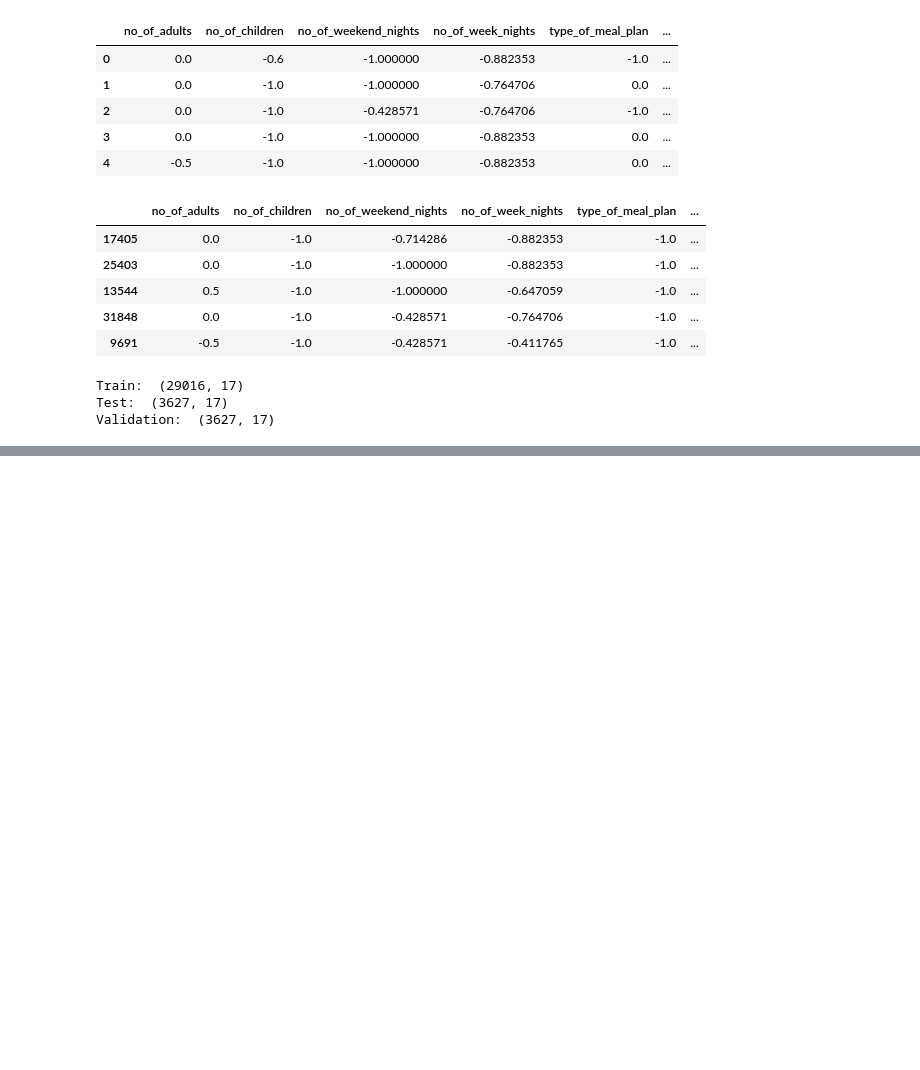
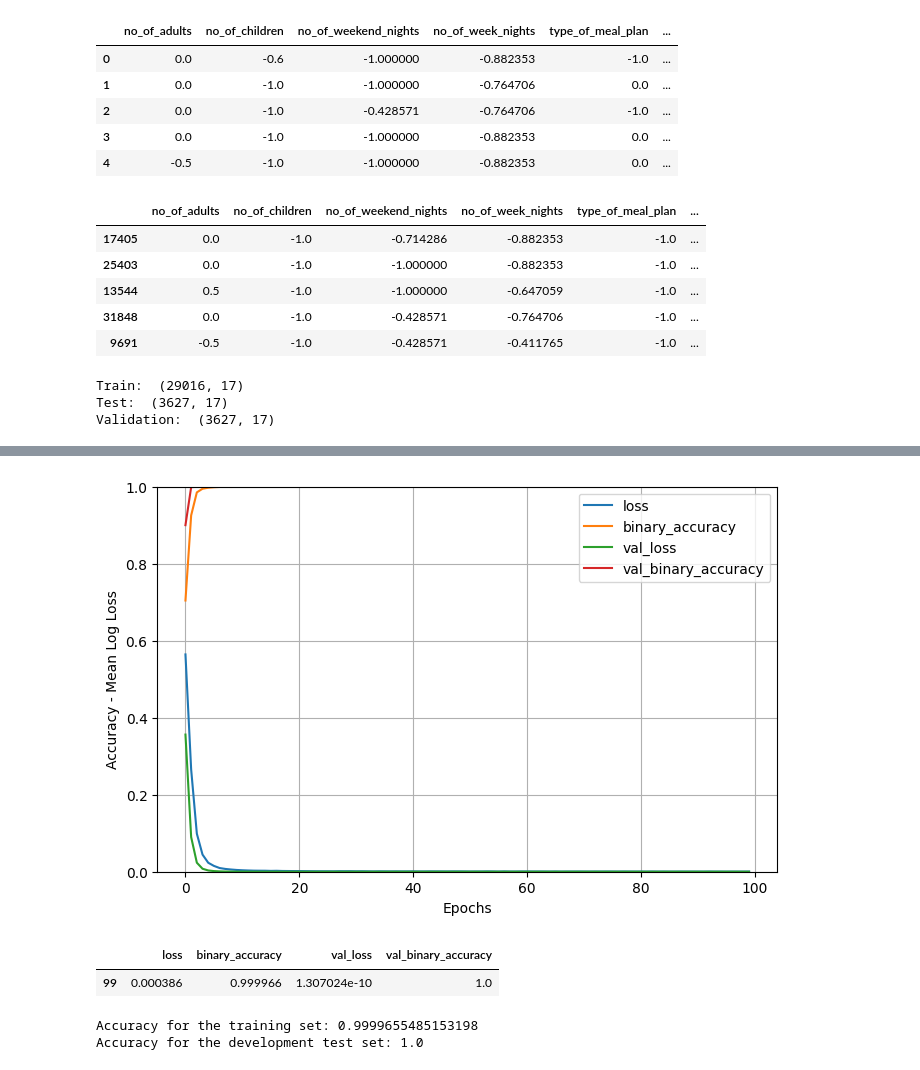
Before and after one commit to SergioArroni/DL, a Jupyter notebook: main.ipynb, the cells around one changed output, grey strips where cells are left out. Saved outputs shown, nothing was run; the diff lists cells and outputs as text; code cells hidden in the pictures; blank space fills up the shorter version.

```diff
--- a/main.ipynb
+++ b/main.ipynb
@@ -67,0 +82,11 @@ Validation:  (3627, 17)
+# %%
+model = keras.Sequential(name="DeepFeedforward")
+# %%
+model.add(keras.layers.InputLayer(input_shape=(INPUTS,), batch_size=None))
+
+for neurons in n_neurons_per_hlayer:
+  model.add(keras.layers.Dense(neurons, activation="relu"))
+  model.add(tf.keras.layers.Dropout(tasa_dropout))
+
+model.add(keras.layers.Dense(1, activation="sigmoid"))
+model.summary()
@@ -67,0 +118,6 @@ Validation:  (3627, 17)
+# %%
+model.compile(
+    loss=tf.keras.losses.BinaryCrossentropy(from_logits=True),
+    optimizer=tf.keras.optimizers.Adam(learning_rate=0.001),
+    metrics=["binary_accuracy"]
+)
@@ -67,0 +134,4 @@ Validation:  (3627, 17)
+# %%
+start = time.perf_counter()
+history = model.fit(X_train, y_train, batch_size=batch_size, epochs=n_epochs, verbose=1, validation_data=(X_val, y_val))
+print (time.perf_counter() - start)
@@ -67,0 +159,24 @@ Validation:  (3627, 17)
+# %%
+results=pd.DataFrame(history.history)
+results.plot(figsize=(8, 5))
+plt.grid(True)
+plt.xlabel ("Epochs")
+plt.ylabel ("Accuracy - Mean Log Loss")
+plt.gca().set_ylim(0, 1) # set the vertical range to [0-1]
+plt.savefig(f"./images/loss{n_neurons_per_hlayer}.png")
+plt.show()
+# %% [output]
+[figure, added]
+# %%
+results[-1:]
+# %% [output]
+|  | loss | binary_accuracy | val_loss | val_binary_accuracy |
+| 99 | 0.000386 | 0.999966 | 1.307024e-10 | 1.0 |
+# %%
+print(f"Accuracy for the training set: {results.binary_accuracy.values[-1:][0]}")
+print(
+    f"Accuracy for the development test set: {results.val_binary_accuracy.values[-1:][0]}"
+)
+# %% [output]
+Accuracy for the training set: 0.9999655485153198
+Accuracy for the development test set: 1.0
```
Also changed, not shown: parts of 8 cells of this notebook, 7 other files.
